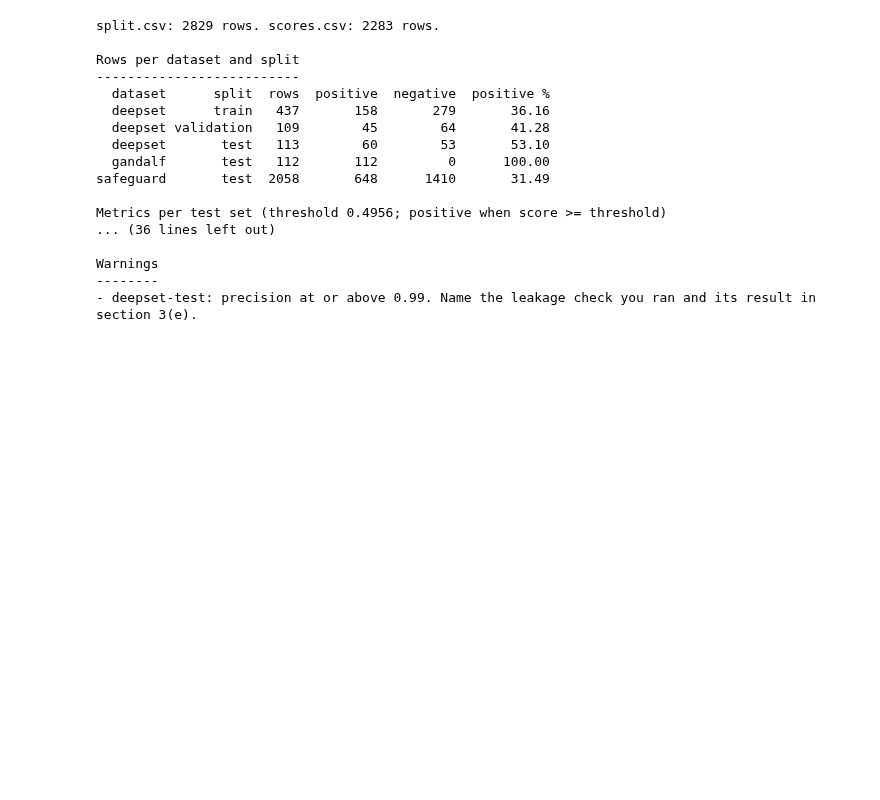
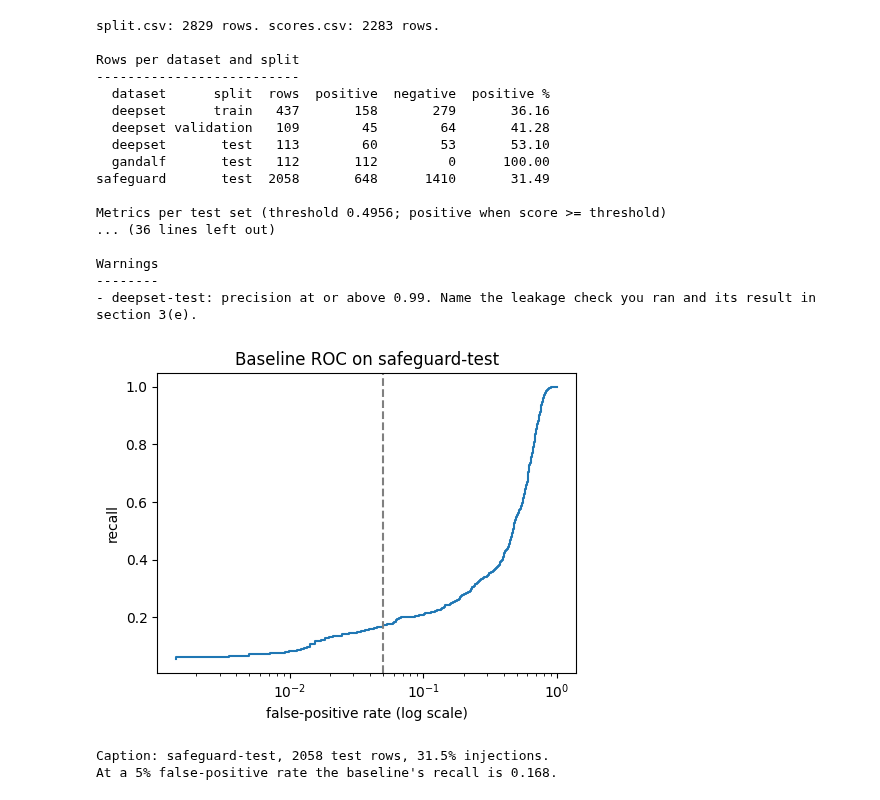
Before and after one commit to shekinahudegbue/COSC-4371, a Jupyter notebook: P15_checkpoint_baseline.ipynb, the cells around one changed output. Drawn from its saved outputs; the diff is of its cells as text; code cells hidden in the pictures; blank space fills up the shorter version.

```diff
--- a/P15_checkpoint_baseline.ipynb
+++ b/P15_checkpoint_baseline.ipynb
@@ -258,3 +260,22 @@ Metrics per test set (threshold 0.4956; positive when score >= threshold)
 Warnings
 --------
 - deepset-test: precision at or above 0.99. Name the leakage check you ran and its result in section 3(e).
+# %%
+import matplotlib.pyplot as plt
+from sklearn.metrics import roc_curve
+
+FIG_SET = "safeguard-test"
+g = scores_df[scores_df.test_set == FIG_SET]
+fpr, tpr, _ = roc_curve(g["label"], g["score"])
+plt.figure(figsize=(5, 4))
+plt.plot(fpr[fpr > 0], tpr[fpr > 0])
+plt.xscale("log"); plt.xlabel("false-positive rate (log scale)"); plt.ylabel("recall")
+plt.axvline(0.05, ls="--", c="gray")
+plt.title(f"Baseline ROC on {FIG_SET}")
+plt.tight_layout(); plt.savefig("figure_roc.png", dpi=200); plt.show()
+print(f"Caption: {FIG_SET}, {len(g)} test rows, {100 * g['label'].mean():.1f}% injections.")
+print(f"At a 5% false-positive rate the baseline's recall is {np.interp(0.05, fpr, tpr):.3f}.")
+# %% [output]
+[figure, added]
+Caption: safeguard-test, 2058 test rows, 31.5% injections.
+At a 5% false-positive rate the baseline's recall is 0.168.
```
Also changed, not shown: parts of 2 cells of this notebook.
